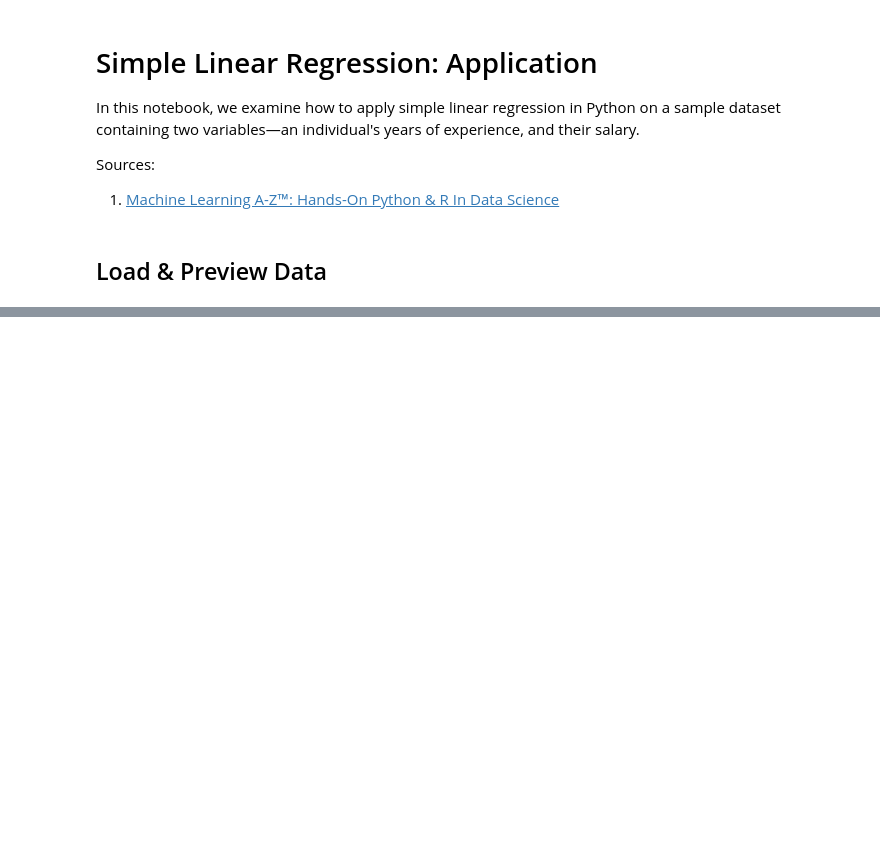
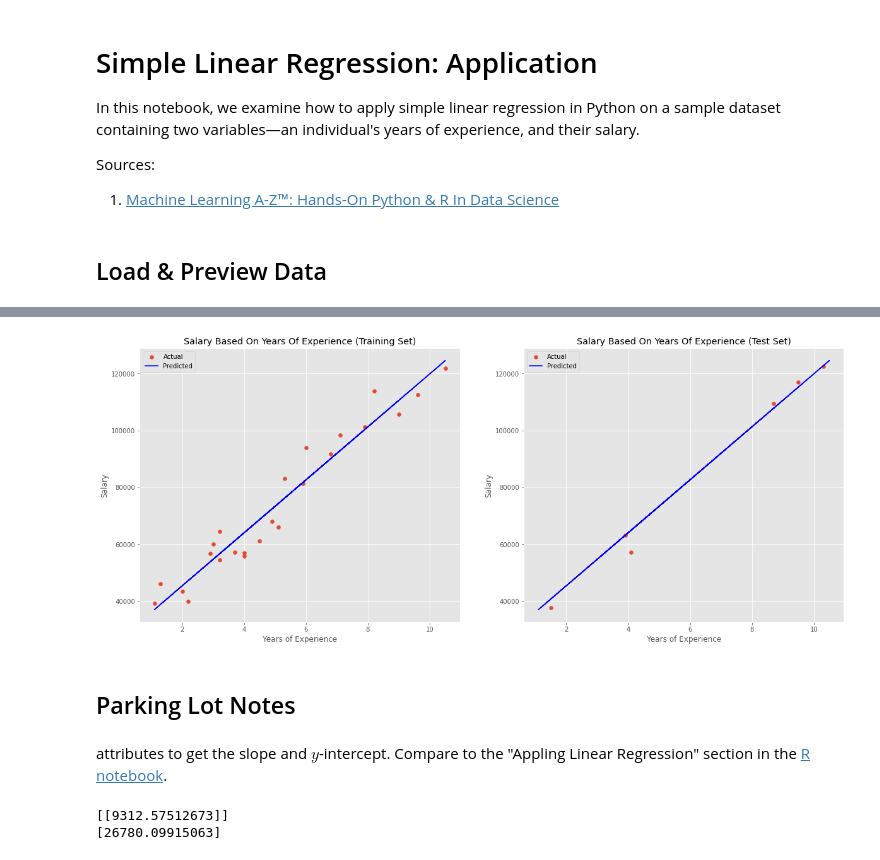
Before and after one commit to TylerTompa/LearnMachineLearning, a Jupyter notebook: Python/Regression/Simple Linear Regression/2. Simple Linear Regression In Python.ipynb, the cells around one changed output, grey strips where cells are left out. Saved outputs shown, nothing was run; the diff lists cells and outputs as text; code cells hidden in the pictures; blank space fills up the shorter version.

```diff
--- a/Python/Regression/Simple Linear Regression/2. Simple Linear Regression In Python.ipynb
+++ b/Python/Regression/Simple Linear Regression/2. Simple Linear Regression In Python.ipynb
@@ -52,4 +59,8 @@ dtype: int64
 # %%
 # Define features and labels
-X = salary_data['YearsExperience'].values
-y = salary_data['Salary'].values
+X = salary_data['YearsExperience'].values.reshape(-1,1)
+y = salary_data['Salary'].values.reshape(-1,1)
+
+
+# Define training and testing sets
+X_train, X_test, y_train, y_test = train_test_split(X, y, test_size=0.2, random_state = 0)
@@ -55,0 +69,9 @@ y = salary_data['Salary'].values
+# %%
+# Initialize regression object
+regressor = LinearRegression()
+
+# Fit regressor to data
+regressor.fit(X_train, y_train)
+
+# Test classifier
+print(regressor.score(X_test, y_test))
@@ -55,0 +88,63 @@ y = salary_data['Salary'].values
+# %%
+# Predict test labels
+y_predict = regressor.predict(X_train)
+# %%
+# Create figure
+plt.figure(figsize=(20,8))
+
+# Plot training data
+plt.subplot(1,2,1)
+
+# Plot known data
+plt.scatter(X_train, y_train, label='Actual')
+
+# Plot predicted data
+plt.plot(X_train, y_predict, color='blue', label='Predicted')
+
+# Define title
+plt.title('Salary Based On Years Of Experience (Training Set)')
+
+# Define Legend
+plt.legend()
+
+# Define labels
+plt.xlabel('Years of Experience')
+plt.ylabel('Salary')
+
+# Plot testing data
+plt.subplot(1,2,2)
+
+# Plot known data
+plt.scatter(X_test, y_test, label='Actual')
+
+# Plot predicted data
+plt.plot(X_train, y_predict, color='blue', label='Predicted')
+
+# Define title
+plt.title('Salary Based On Years Of Experience (Test Set)')
+
+# Define Legend
+plt.legend()
+
+# Define labels
+plt.xlabel('Years of Experience')
+plt.ylabel('Salary')
+
+# Show plot
+plt.show()
+
+# Show plot
+plt.show()
+# %% [output]
+[figure, added]
+# %% [markdown]
+## Parking Lot Notes
+# %% [markdown]
+attributes to get the slope and $y$-intercept.  Compare to the "Appling Linear Regression" section in the <a href='https://github.com/TylerTompa/LearnMachineLearning/blob/master/R/Regression/Simple%20Linear%20Regression/2.%20Simple%20Linear%20Regression%20In%20R.ipynb'>R notebook</a>.
+# %%
+# Return coefficients
+print(regressor.coef_)
+print(regressor.intercept_)
+# %% [output]
+[[9312.57512673]]
+[26780.09915063]
```
Also changed, not shown: parts of 6 cells of this notebook.
